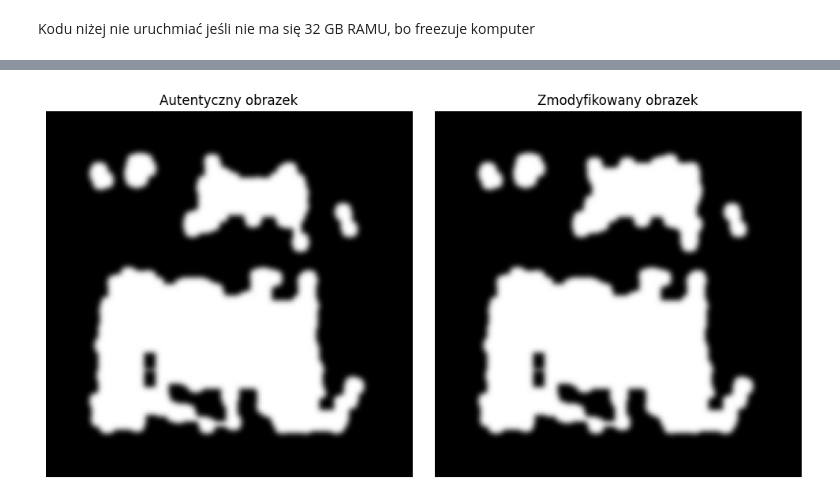
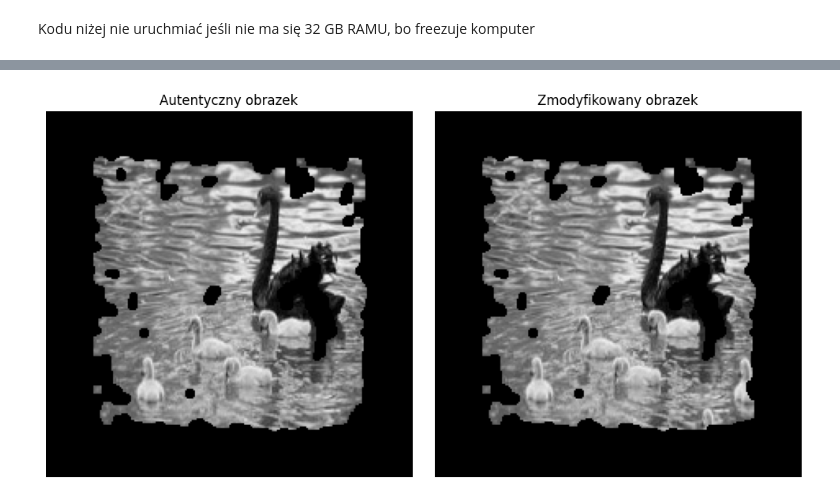
Before and after one commit to fmargul/multimedia, a Jupyter notebook: cmfd_gray.ipynb, the cells around one changed output, grey strips where cells are left out. Cells and saved outputs as stored; diff of their text form; code cells hidden in the pictures.

```diff
--- a/cmfd_gray.ipynb
+++ b/cmfd_gray.ipynb
@@ -55,14 +53,15 @@ D:\Studia\Cyber Sem II\BezpTrMult\COVERAGE\image\1t.tif
 im_df = pd.concat([au, tp], ignore_index=True)
 # %%
 from sklearn.cluster import DBSCAN
+
 
 def preprocess_image(image_path, output_size=(224, 224)):
     # Load the image in grayscale
     img = cv2.imread(image_path, cv2.IMREAD_GRAYSCALE)
     img = cv2.resize(img, output_size)
 
-    # Initialize ORB detector with a higher number of keypoints
-    orb = cv2.ORB_create(nfeatures=5000)
+    # Initialize ORB detector with an increased number of keypoints
+    orb = cv2.ORB_create(nfeatures=10000)
     keypoints, descriptors = orb.detectAndCompute(img, None)
 
     # Check if keypoints were detected
@@ -76,12 +75,17 @@ def preprocess_image(image_path, output_size=(224, 224)):
     # Match descriptors using BFMatcher
     matches = bf.match(descriptors, descriptors)
 
-    # Sort matches by distance (quality)
-    matches = sorted(matches, key=lambda x: x.distance)
+    # Filter matches based on spatial proximity
+    filtered_matches = []
+    for match in matches:
+        pt1 = np.array(keypoints[match.queryIdx].pt)
+        pt2 = np.array(keypoints[match.trainIdx].pt)
+        if np.linalg.norm(pt1 - pt2) < 50:  # Restrict matches to nearby regions
+            filtered_matches.append(match)
 
     # Prepare points for clustering
     match_points = []
-    for match in matches:
+    for match in filtered_matches:
         pt1 = np.round(keypoints[match.queryIdx].pt).astype(int)
         pt2 = np.round(keypoints[match.trainIdx].pt).astype(int)
         match_points.append(pt1)
@@ -89,9 +93,9 @@ def preprocess_image(image_path, output_size=(224, 224)):
 
     match_points = np.array(match_points)
 
-    # Apply DBSCAN clustering to filter dense regions
+    # Apply DBSCAN clustering with optimized parameters
     if len(match_points) > 0:
-        clustering = DBSCAN(eps=20, min_samples=5).fit(match_points)
+        clustering = DBSCAN(eps=15, min_samples=3).fit(match_points)
         clustered_points = match_points[clustering.labels_ != -1]
     else:
         clustered_points = []
@@ -101,14 +105,15 @@ def preprocess_image(image_path, output_size=(224, 224)):
 
     # Draw clustered keypoints on the binary map
     for pt in clustered_points:
-        cv2.circle(forgery_map, tuple(pt), 5, 255, -1)
+        cv2.circle(forgery_map, tuple(pt), 3, 255, -1)
 
-    # Apply morphological operations for refinement
-    kernel = np.ones((7, 7), np.uint8)
+    # Apply refined morphological operations for smoothing
+    kernel = np.ones((5, 5), np.uint8)
     forgery_map = cv2.morphologyEx(forgery_map, cv2.MORPH_CLOSE, kernel)
-    forgery_map = cv2.GaussianBlur(forgery_map, (9, 9), 0)
+    forgery_map = cv2.GaussianBlur(forgery_map, (5, 5), 0)
 
     # Normalize the binary map
-    forgery_map = cv2.normalize(forgery_map, None, 0, 255, cv2.NORM_MINMAX)
+    forgery_map = cv2.normalize(forgery_map, None, 0, 1, cv2.NORM_MINMAX)
 
-    return forgery_map
+
+    return forgery_map * img
@@ -294,32 +349,32 @@ history_df
 # %%
 # Ścieżki do obrazów
-#image_path1 = "D:\\Studia\\Cyber Sem II\\BezpTrMult\\Au\\Au_ani_00087.jpg"
-#image_path2 = "D:\\Studia\\Cyber Sem II\\BezpTrMult\\Tp\\Tp_S_NNN_S_N_ani00087_ani00087_00814.tif"
-image_path1 = "D:\\Studia\\Cyber Sem II\\BezpTrMult\\COVERAGE\\image\\42.tif"
-image_path2 = "D:\\Studia\\Cyber Sem II\\BezpTrMult\\COVERAGE\\image\\42t.tif"
-#image_path1 = "D:\\Studia\\Cyber Sem II\\BezpTrMult\\COVERAGE\\image\\37.tif"
-#image_path2 = "D:\\Studia\\Cyber Sem II\\BezpTrMult\\COVERAGE\\image\\37t.tif"
+image_path1 = "D:\\Studia\\Cyber Sem II\\BezpTrMult\\Au\\Au_ani_00087.jpg"
+image_path2 = "D:\\Studia\\Cyber Sem II\\BezpTrMult\\Tp\\Tp_S_NNN_S_N_ani00087_ani00087_00814.tif"
+#image_path1 = "D:\\Studia\\Cyber Sem II\\BezpTrMult\\COVERAGE\\image\\42.tif"
+#image_path2 = "D:\\Studia\\Cyber Sem II\\BezpTrMult\\COVERAGE\\image\\42t.tif"
+#image_path1 = "D:\\Studia\\Cyber Sem II\\BezpTrMult\\COVERAGE\\image\\10.tif"
+#image_path2 = "D:\\Studia\\Cyber Sem II\\BezpTrMult\\COVERAGE\\image\\10t.tif"
 # Przetwarzanie obrazów
 processed_image1 = preprocess_image(image_path1)
 processed_image2 = preprocess_image(image_path2)
 
 # Wyświetlanie obrazów
 plt.figure(figsize=(10, 5))
 
 # Obraz 1
 plt.subplot(1, 2, 1)
 plt.imshow(cv2.cvtColor(processed_image1, cv2.COLOR_BGR2RGB))
 plt.title('Autentyczny obrazek')
 plt.axis('off')
 
 # Obraz 2
 plt.subplot(1, 2, 2)
 plt.imshow(cv2.cvtColor(processed_image2, cv2.COLOR_BGR2RGB))
 plt.title('Zmodyfikowany obrazek')
 plt.axis('off')
 
 plt.tight_layout()
 plt.savefig('cmfd_gray.svg', format='svg')
 plt.show()
 # %% [output]
-[figure, old version]
+[figure, new version]
```
Also changed, not shown: parts of 9 cells of this notebook, 9 other files.
